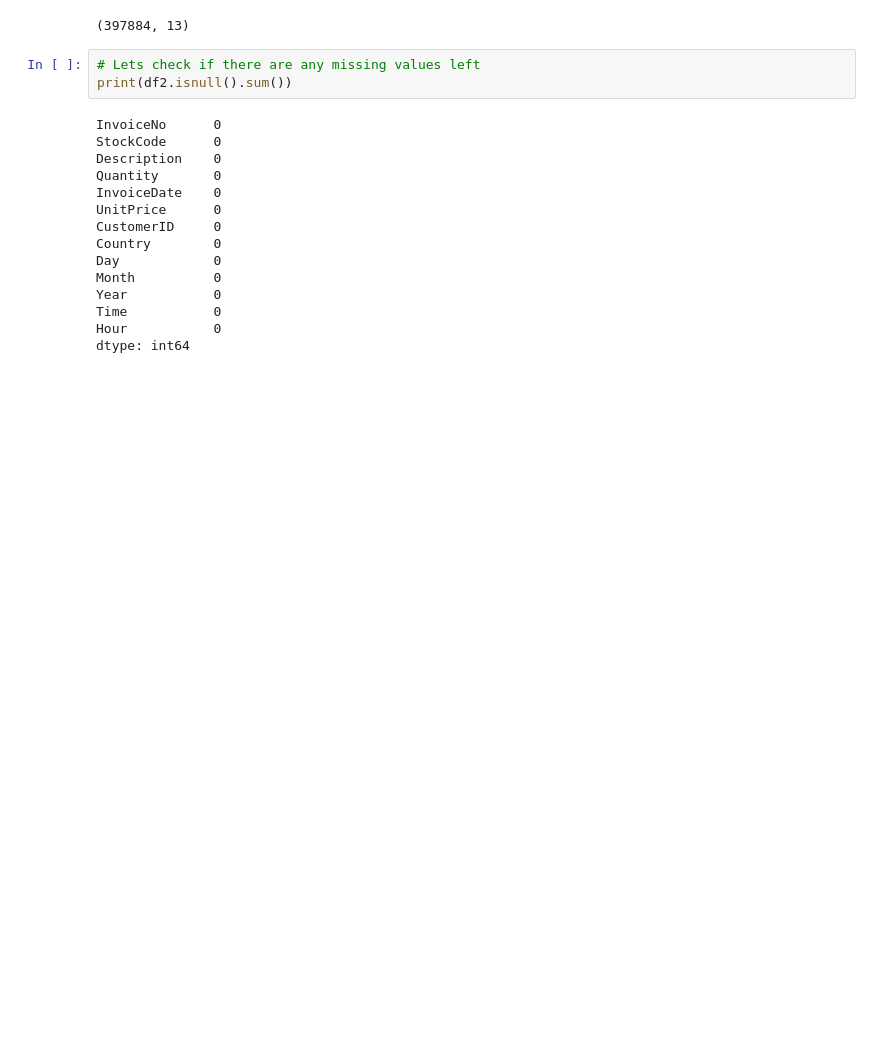
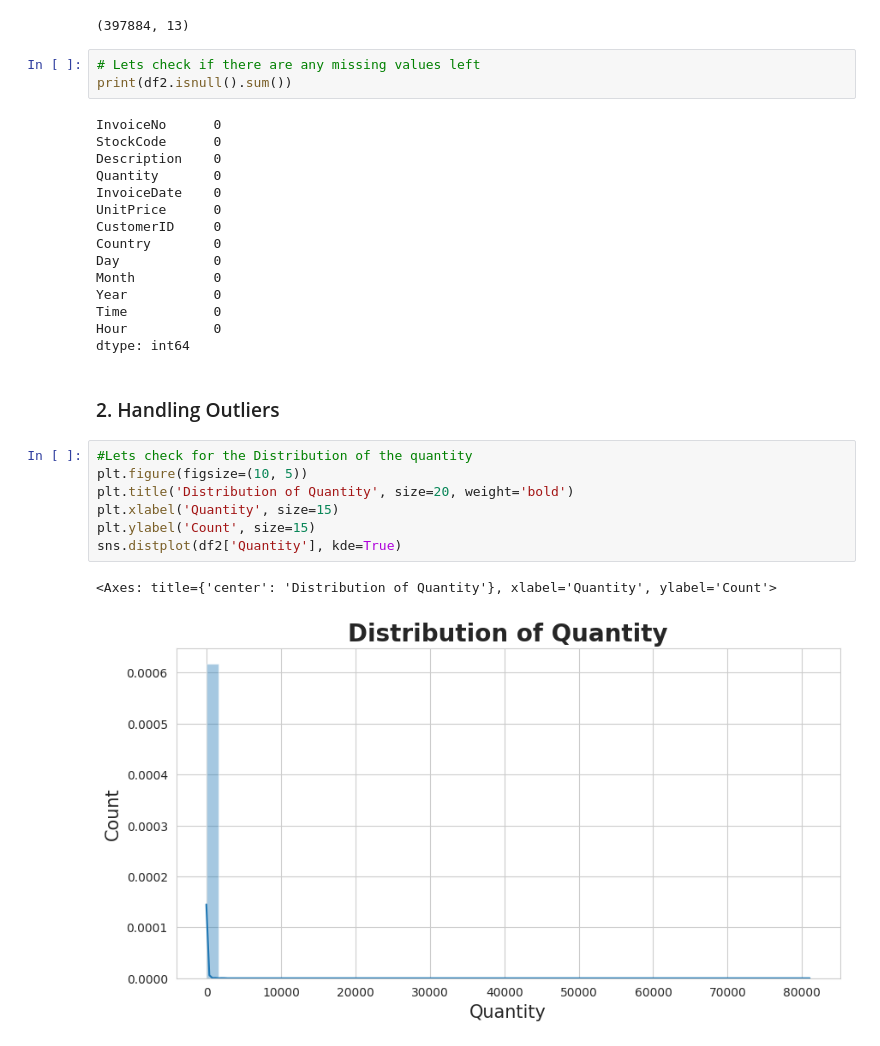
Before and after one commit to Madhukargoud2197/Myntra_Online_Retail_Segmentation_Project, a Jupyter notebook: Myntra_Online_Retail_Customer_Segmentation_Project.ipynb, the cells around one changed output. Cells and saved outputs as stored; diff of their text form; blank space fills up the shorter version.

```diff
--- a/Myntra_Online_Retail_Customer_Segmentation_Project.ipynb
+++ b/Myntra_Online_Retail_Customer_Segmentation_Project.ipynb
@@ -1312,3 +1312,15 @@ Year           0
 Time           0
 Hour           0
 dtype: int64
+# %% [markdown]
+### 2. Handling Outliers
+# %%
+#Lets check for the Distribution of the quantity
+plt.figure(figsize=(10, 5))
+plt.title('Distribution of Quantity', size=20, weight='bold')
+plt.xlabel('Quantity', size=15)
+plt.ylabel('Count', size=15)
+sns.distplot(df2['Quantity'], kde=True)
+# %% [output]
+<Axes: title={'center': 'Distribution of Quantity'}, xlabel='Quantity', ylabel='Count'>
+[figure, added]
```
Also changed, not shown: parts of 76 cells of this notebook.
